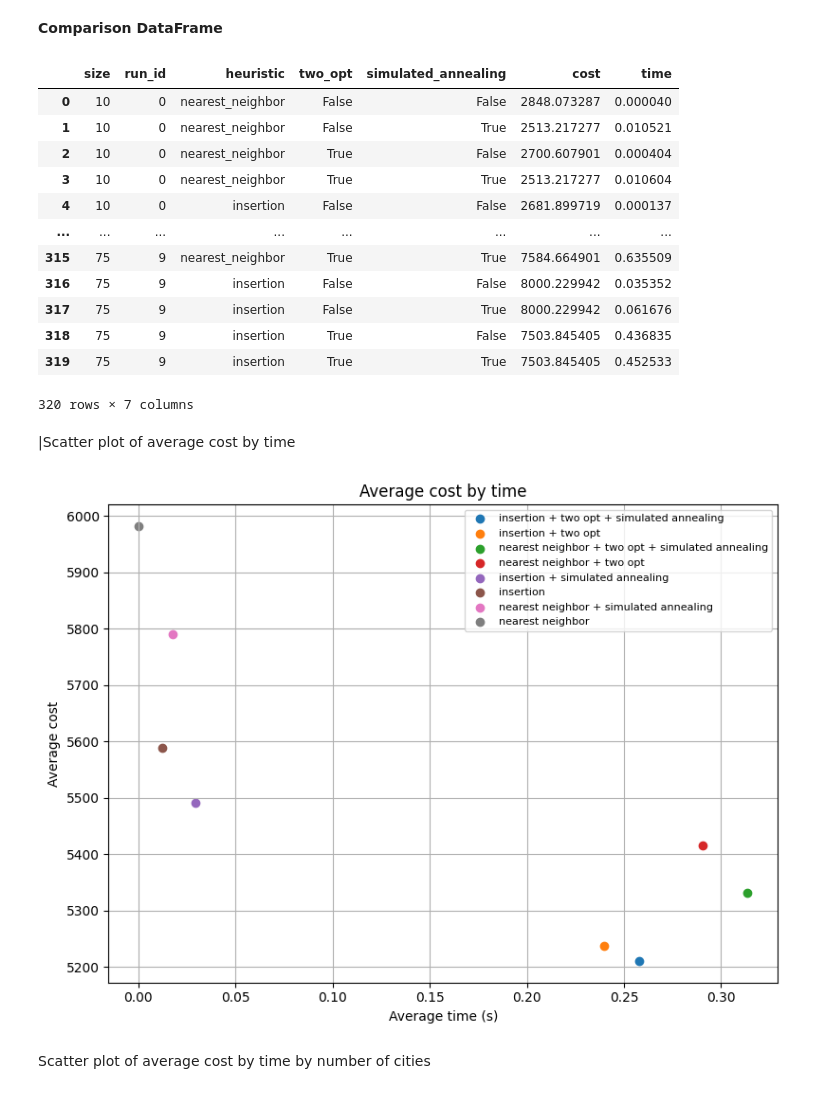
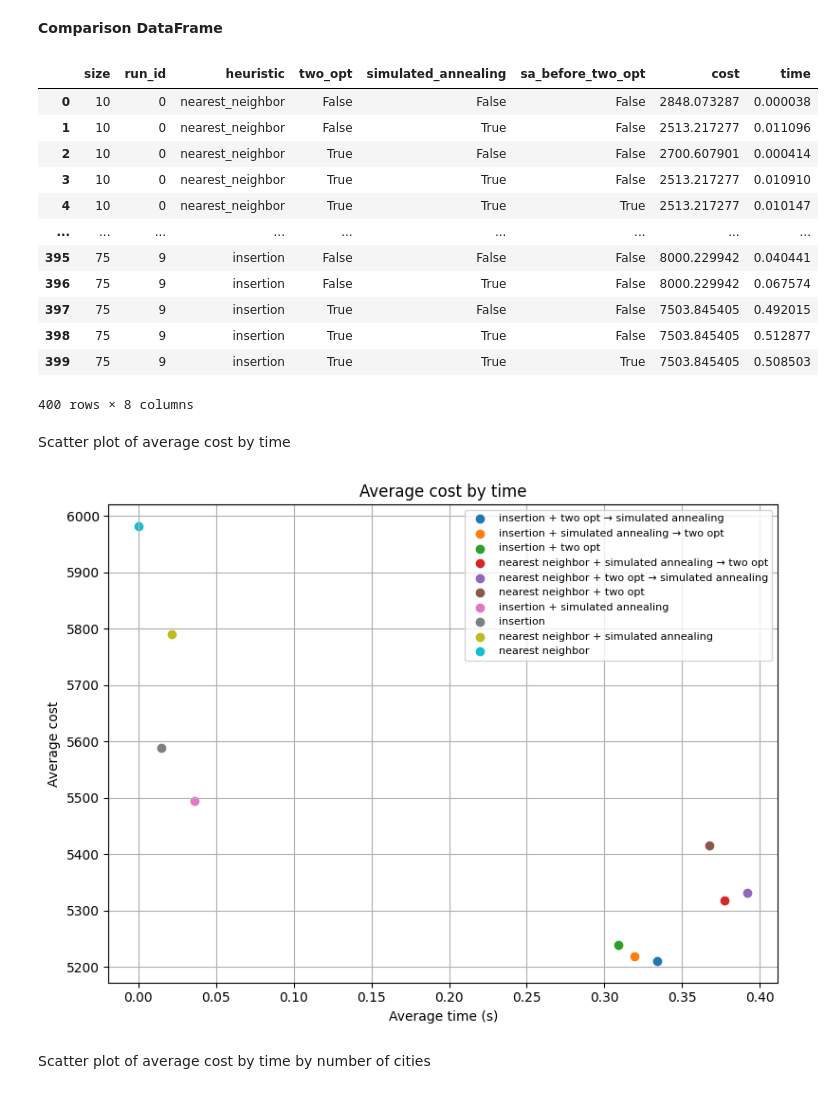
Before and after one commit to myriamschulmann/tsp-project, a Jupyter notebook: tsp-project.ipynb, the cells around one changed output. Drawn from its saved outputs; the diff is of its cells as text; code cells hidden in the pictures.

```diff
--- a/tsp-project.ipynb
+++ b/tsp-project.ipynb
@@ -493,16 +493,10 @@ Tour cost: 3965.38
 import pandas as pd
 
 default_sizes = [10, 25, 50, 75]
-def create_comparison_df(sizes : list = default_sizes, sample_size : int = 10) -> pd.DataFrame:
+def create_comparison_df(sizes: list = default_sizes, sample_size: int = 10) -> pd.DataFrame:
     """
     Create tour cost and time comparison DataFrame for different combinations of heuristics.
-
-    Parameters:
-    - sizes (list): Optional list of sizes of city datasets.
-    - sample_size (int): Number of different city datasets to generate.
-
-    Returns:
-    - pd.DataFrame: Comparison DataFrame.
+    Adds an optional 'sa_before_two_opt' variant when both flags are True.
     """
     results = []
     for size in sizes:
@@ -520,7 +514,6 @@ def create_comparison_df(sizes : list = default_sizes, sample_size : int = 10) -
                     for use_simulated_annealing in [False, True]:
                         tour = base_tour[:]
                         duration = first_duration
-
                         if use_two_opt:
                             tour, added_duration = measure_time(two_opt, tour, distance_matrix)
                             duration += added_duration
@@ -529,65 +522,87 @@ def create_comparison_df(sizes : list = default_sizes, sample_size : int = 10) -
                             duration += added_duration
 
                         cost = compute_tour_cost(tour, distance_matrix)
-
                         results.append({
                             "size": size,
                             "run_id": run,
                             "heuristic": heuristic_name,
                             "two_opt": use_two_opt,
                             "simulated_annealing": use_simulated_annealing,
+                            "sa_before_two_opt": False,
                             "cost": cost,
                             "time": duration,
                         })
 
+                        if use_two_opt and use_simulated_annealing:
+                            tour2 = base_tour[:]
+                            duration2 = first_duration
+                            tour2, dt1 = measure_time(simulated_annealing, tour2, distance_matrix)
+                            duration2 += dt1
+                            tour2, dt2 = measure_time(two_opt, tour2, distance_matrix)
+                            duration2 += dt2
+                            cost2 = compute_tour_cost(tour2, distance_matrix)
+
+                            results.append({
+                                "size": size,
+                                "run_id": run,
+                                "heuristic": heuristic_name,
+                                "two_opt": True,
+                                "simulated_annealing": True,
+                                "sa_before_two_opt": True,
+                                "cost": cost2,
+                                "time": duration2,
+                            })
+
     return pd.DataFrame(results)
 # %%
 df = create_comparison_df()
 df
 # %% [output]
-|  | size | run_id | heuristic | two_opt | simulated_annealing | cost | time |
-| 0 | 10 | 0 | nearest_neighbor | False | False | 2848.073287 | 0.000040 |
-| 1 | 10 | 0 | nearest_neighbor | False | True | 2513.217277 | 0.010521 |
-| 2 | 10 | 0 | nearest_neighbor | True | False | 2700.607901 | 0.000404 |
-| 3 | 10 | 0 | nearest_neighbor | True | True | 2513.217277 | 0.010604 |
-| 4 | 10 | 0 | insertion | False | False | 2681.899719 | 0.000137 |
-| ... | ... | ... | ... | ... | ... | ... | ... |
-| 315 | 75 | 9 | nearest_neighbor | True | True | 7584.664901 | 0.635509 |
-| 316 | 75 | 9 | insertion | False | False | 8000.229942 | 0.035352 |
-| 317 | 75 | 9 | insertion | False | True | 8000.229942 | 0.061676 |
-| 318 | 75 | 9 | insertion | True | False | 7503.845405 | 0.436835 |
-| 319 | 75 | 9 | insertion | True | True | 7503.845405 | 0.452533 |
+|  | size | run_id | heuristic | two_opt | simulated_annealing | sa_before_two_opt | cost | time |
+| 0 | 10 | 0 | nearest_neighbor | False | False | False | 2848.073287 | 0.000038 |
+| 1 | 10 | 0 | nearest_neighbor | False | True | False | 2513.217277 | 0.011096 |
+| 2 | 10 | 0 | nearest_neighbor | True | False | False | 2700.607901 | 0.000414 |
+| 3 | 10 | 0 | nearest_neighbor | True | True | False | 2513.217277 | 0.010910 |
+| 4 | 10 | 0 | nearest_neighbor | True | True | True | 2513.217277 | 0.010147 |
+| ... | ... | ... | ... | ... | ... | ... | ... | ... |
+| 395 | 75 | 9 | insertion | False | False | False | 8000.229942 | 0.040441 |
+| 396 | 75 | 9 | insertion | False | True | False | 8000.229942 | 0.067574 |
+| 397 | 75 | 9 | insertion | True | False | False | 7503.845405 | 0.492015 |
+| 398 | 75 | 9 | insertion | True | True | False | 7503.845405 | 0.512877 |
+| 399 | 75 | 9 | insertion | True | True | True | 7503.845405 | 0.508503 |
-320 rows × 7 columns
+400 rows × 8 columns
 # %% [markdown]
-|Scatter plot of average cost by time
+Scatter plot of average cost by time
 # %%
 plt.figure(figsize=(8, 6))
 
 summary = (
-    df.groupby(['heuristic', 'two_opt', 'simulated_annealing'])
+    df.groupby(['heuristic', 'two_opt', 'simulated_annealing', 'sa_before_two_opt'])
       .agg(mean_cost=('cost', 'mean'),
            mean_time=('time', 'mean'))
       .reset_index()
       .sort_values('mean_cost')
 )
 
-for idx, row in summary.iterrows():
+for _, row in summary.iterrows():
     label = row['heuristic'].replace("_", " ")
-    if row['two_opt']:
+    if row['two_opt'] and row['simulated_annealing']:
+        label += " + " + ("simulated annealing → two opt" if row['sa_before_two_opt'] else "two opt → simulated annealing")
+    elif row['two_opt']:
         label += " + two opt"
-    if row['simulated_annealing']:
+    elif row['simulated_annealing']:
         label += " + simulated annealing"
     plt.scatter(row['mean_time'], row['mean_cost'], label=label)
 
 plt.xlabel("Average time (s)")
 plt.ylabel("Average cost")
 plt.title("Average cost by time")
 plt.legend(fontsize=8)
 plt.grid(True)
 plt.tight_layout()
 plt.show()
 # %% [output]
-[figure, old version]
+[figure, new version]
 # %% [markdown]
 Scatter plot of average cost by time by number of cities
 # %%
```
Also changed, not shown: parts of 1 cell of this notebook.
